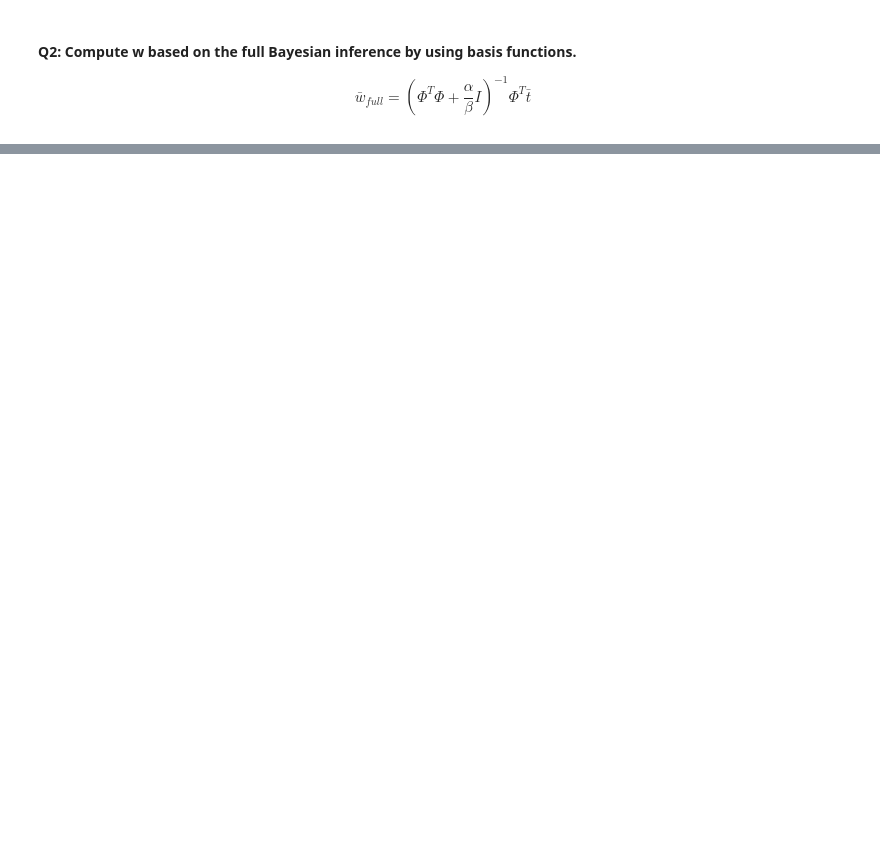
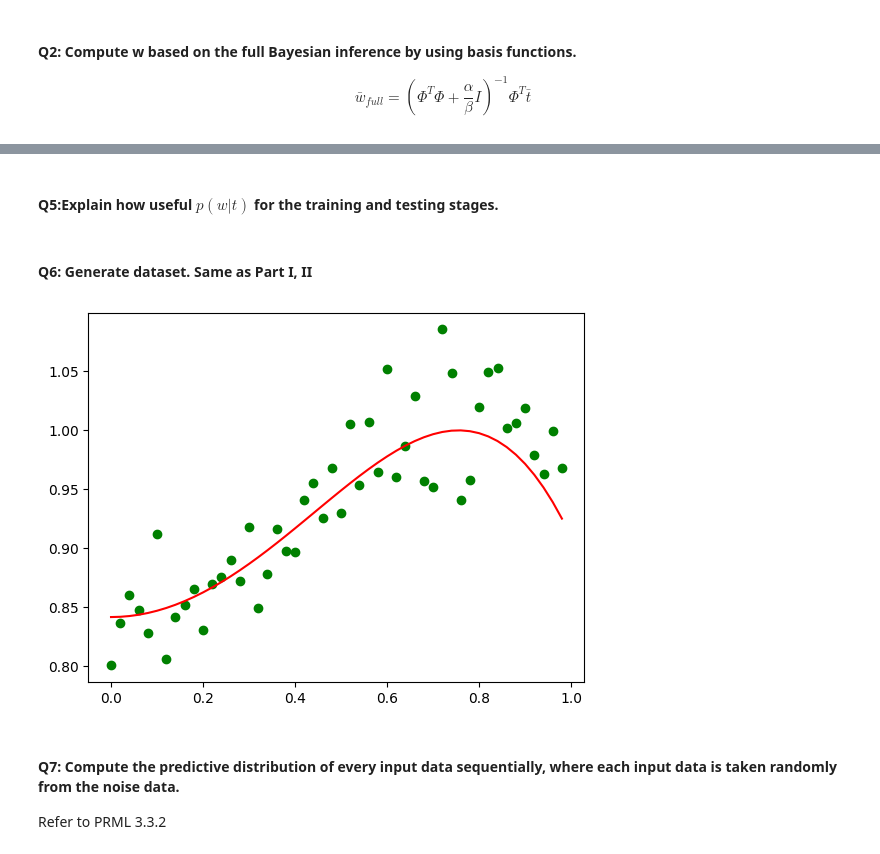
Before and after one commit to Observe-l/Msc_course, a Jupyter notebook: EE5907/CA/EE5907_CA1.ipynb, the cells around one changed output, grey strips where cells are left out. Cells and saved outputs as stored; diff of their text form; code cells hidden in the pictures; blank space fills up the shorter version.

Commit message:
Completer Part III Q6

```diff
--- a/EE5907/CA/EE5907_CA1.ipynb
+++ b/EE5907/CA/EE5907_CA1.ipynb
@@ -612,0 +703,25 @@ plt.show()
+# %% [markdown]
+#### Q5:Explain how useful $p(w|t)$ for the training and testing stages.
+# %% [markdown]
+#### Q6: Generate dataset. Same as Part I, II
+# %%
+# Use Part I dataset, so that we can compare MAP and MLE
+# # beta = sigma^(-2)
+# SIGMA = 0.2
+# BETA = SIGMA ** (-2)
+
+# # Generate 50 2D-data points
+# x = np.arange(0,1,0.02)
+# y = np.sin(np.power(x,2) + 1)
+
+# # Add gaussian noise. 0-mean, standard deiation:sigma=0.15
+# noise = np.random.normal(0,SIGMA**2,size=(50))
+# y_noisy = y+noise
+plt.plot(x,y,'r-')
+plt.scatter(x,y_noisy,color='green')
+plt.show()
+# %% [output]
+[figure, added]
+# %% [markdown]
+#### Q7: Compute the predictive distribution of every input data sequentially, where each input data is taken randomly from the noise data.
+Refer to PRML 3.3.2
```
Also changed, not shown: parts of 19 cells of this notebook.
